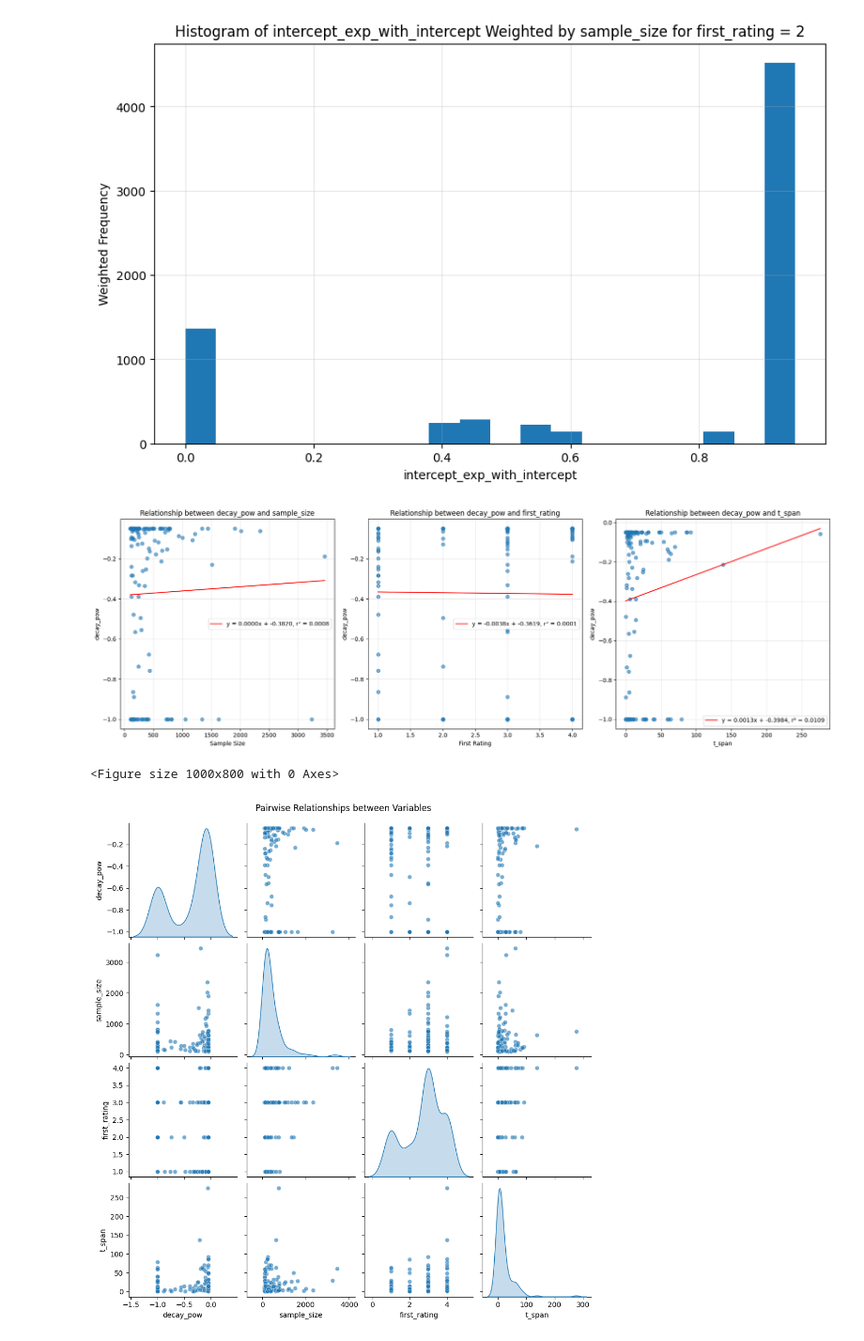
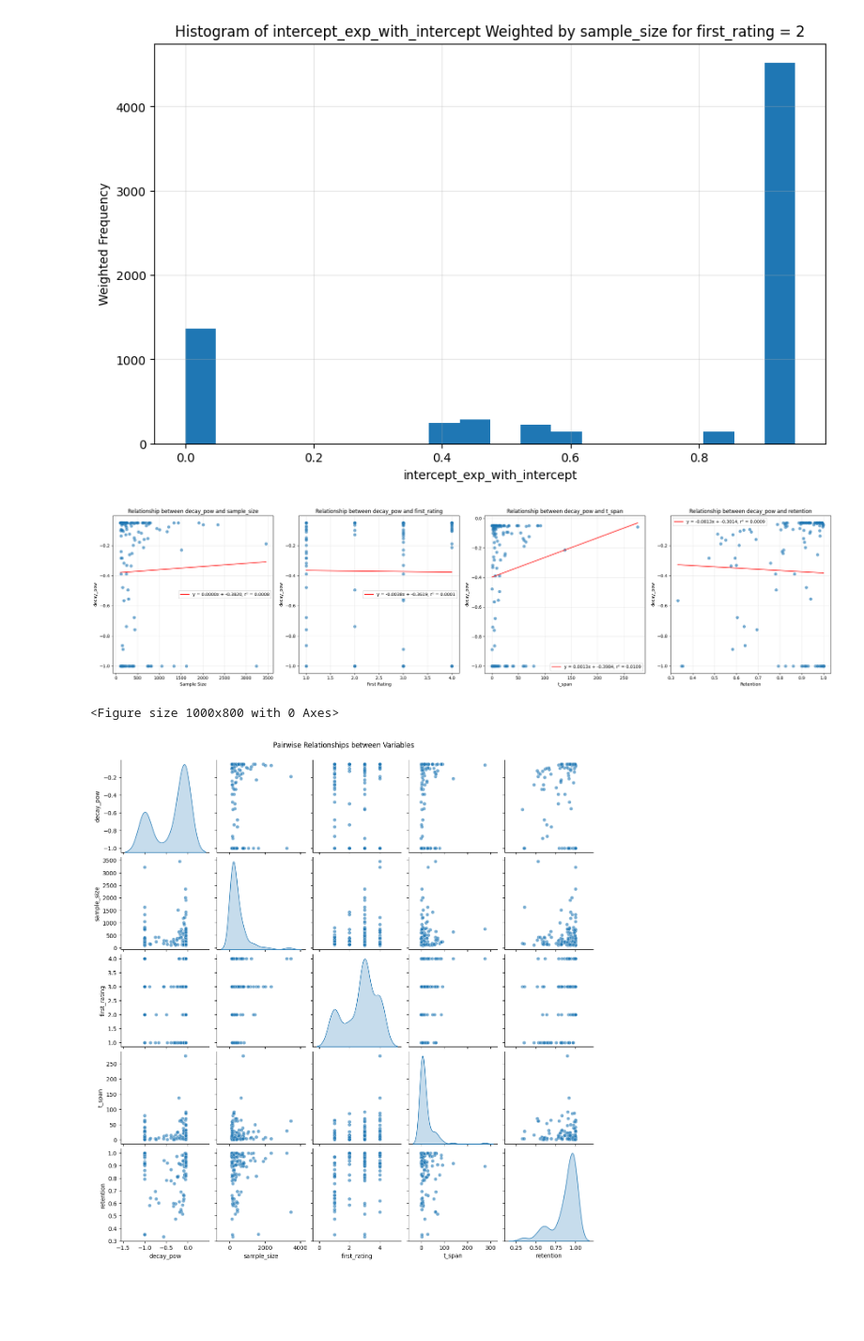
Before and after one commit to open-spaced-repetition/fitting-forgetting-curve, a Jupyter notebook: analysis.ipynb, the cells around one changed output. Shown at 94% size. Drawn from its saved outputs; the diff is of its cells as text; code cells hidden in the pictures; blank space fills up the shorter version.

Commit message:
add analysis about retention

```diff
--- a/analysis.ipynb
+++ b/analysis.ipynb
@@ -62,8 +62,8 @@ import numpy as np
 from scipy import stats
 import seaborn as sns
 
-# Create a figure with 3 subplots
-fig, axes = plt.subplots(1, 3, figsize=(18, 6))
+# Create a figure with 4 subplots (adding retention analysis)
+fig, axes = plt.subplots(1, 4, figsize=(24, 6))
 
 # 1. Relationship between decay_pow and sample_size
 axes[0].scatter(df["sample_size"], df["decay_pow"], alpha=0.6)
@@ -110,34 +110,54 @@ axes[2].scatter(df["t_span"], df["decay_pow"], alpha=0.6)
 # Add regression line
 slope, intercept, r_value, p_value, std_err = stats.linregress(
     df["t_span"], df["decay_pow"]
 )
 x_line = np.linspace(df["t_span"].min(), df["t_span"].max(), 100)
 y_line = slope * x_line + intercept
 axes[2].plot(
     x_line,
     y_line,
     "r-",
     label=f"y = {slope:.4f}x + {intercept:.4f}, r² = {r_value**2:.4f}",
 )
 axes[2].set_xlabel("t_span")
 axes[2].set_ylabel("decay_pow")
 axes[2].set_title("Relationship between decay_pow and t_span")
 axes[2].legend()
 axes[2].grid(True, alpha=0.3)
 
+# 4. NEW: Relationship between decay_pow and retention
+axes[3].scatter(df["retention"], df["decay_pow"], alpha=0.6)
+# Add regression line
+slope, intercept, r_value, p_value, std_err = stats.linregress(
+    df["retention"], df["decay_pow"]
+)
+x_line = np.linspace(df["retention"].min(), df["retention"].max(), 100)
+y_line = slope * x_line + intercept
+axes[3].plot(
+    x_line,
+    y_line,
+    "r-",
+    label=f"y = {slope:.4f}x + {intercept:.4f}, r² = {r_value**2:.4f}",
+)
+axes[3].set_xlabel("Retention")
+axes[3].set_ylabel("decay_pow")
+axes[3].set_title("Relationship between decay_pow and retention")
+axes[3].legend()
+axes[3].grid(True, alpha=0.3)
+
 plt.tight_layout()
 plt.show()
 
 plt.figure(figsize=(10, 8))
 sns.pairplot(
-    df[["decay_pow", "sample_size", "first_rating", "t_span"]],
+    df[["decay_pow", "sample_size", "first_rating", "t_span", "retention"]],
     kind="scatter",
     diag_kind="kde",
     plot_kws={"alpha": 0.6},
 )
 plt.suptitle("Pairwise Relationships between Variables", y=1.02)
 plt.show()
 # %% [output]
-[figure, old version]
+[figure, new version]
 <Figure size 1000x800 with 0 Axes>
-[figure, old version]
+[figure, new version]
```
Also changed, not shown: 1 other file.
